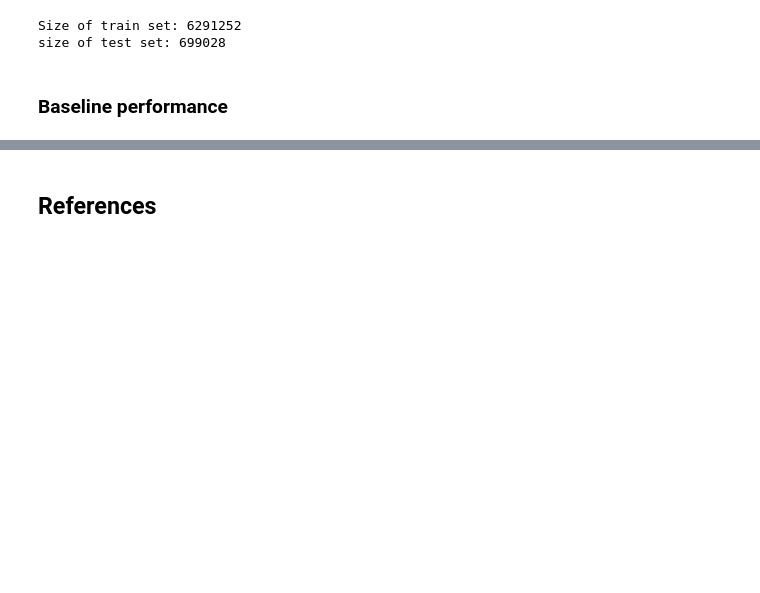
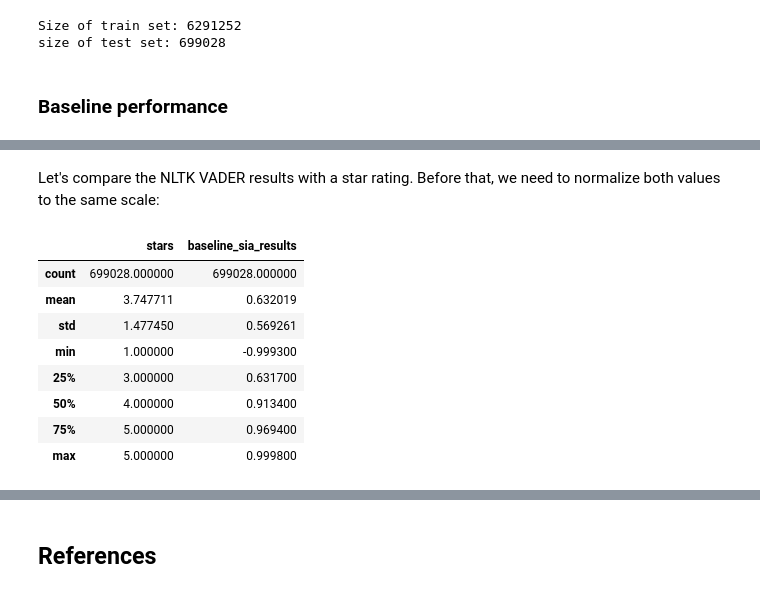
Before and after one commit to plashchynski/cm3060_nlp_midterm, a Jupyter notebook: report.ipynb, the cells around one changed output, grey strips where cells are left out. Drawn from its saved outputs; the diff is of its cells as text; code cells hidden in the pictures; blank space fills up the shorter version.

```diff
--- a/report.ipynb
+++ b/report.ipynb
@@ -129,0 +159,3 @@ size of test set: 699028
+# %%
+def get_sia_sentiment(item, sia):
+    return sia.polarity_scores(item["text"])['compound']
@@ -129,0 +169,14 @@ size of test set: 699028
+# %% [markdown]
+Let's compare the NLTK VADER results with a star rating. Before that, we need to normalize both values to the same scale:
+# %%
+test_df.describe()
+# %% [output]
+|  | stars | baseline_sia_results |
+| count | 699028.000000 | 699028.000000 |
+| mean | 3.747711 | 0.632019 |
+| std | 1.477450 | 0.569261 |
+| min | 1.000000 | -0.999300 |
+| 25% | 3.000000 | 0.631700 |
+| 50% | 4.000000 | 0.913400 |
+| 75% | 5.000000 | 0.969400 |
+| max | 5.000000 | 0.999800 |
```
Also changed, not shown: parts of 28 cells of this notebook, 1 other file.
